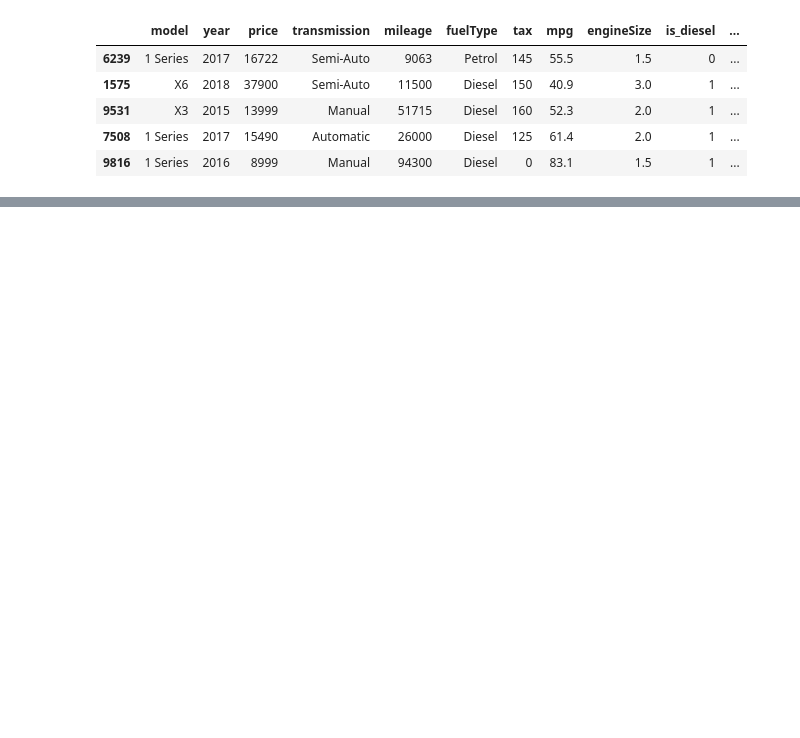
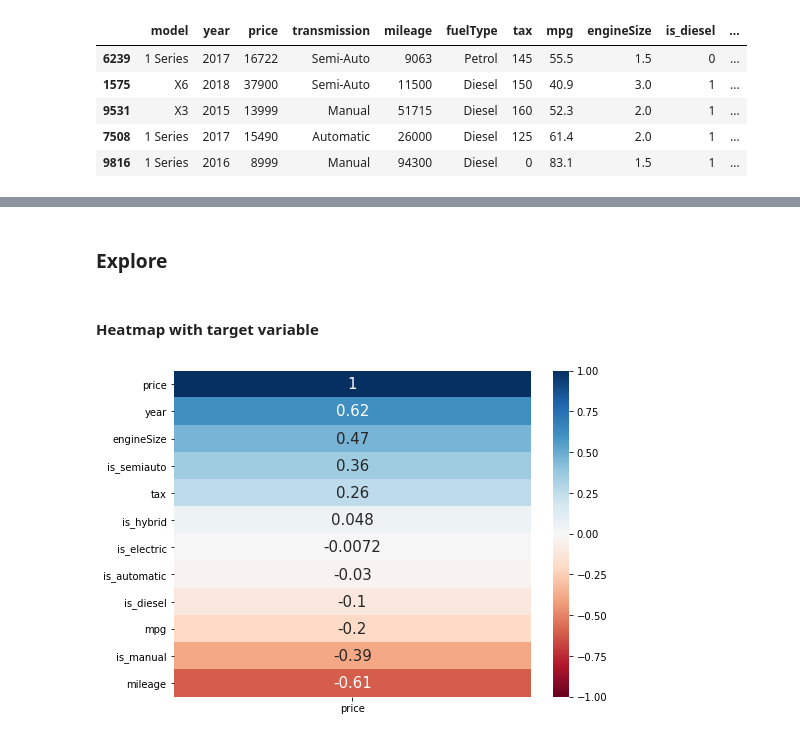
Before and after one commit to ForrestMccrosky/Predicting_bmw_prices, a Jupyter notebook: bmw_rough_draft.ipynb, the cells around one changed output, grey strips where cells are left out. Drawn from its saved outputs; the diff is of its cells as text; code cells hidden in the pictures; blank space fills up the shorter version.

Commit message:
adding some explore

```diff
--- a/bmw_rough_draft.ipynb
+++ b/bmw_rough_draft.ipynb
@@ -364,0 +385,14 @@ train.head() ## previewing our train df
+# %% [markdown]
+### Explore
+# %% [markdown]
+#### Heatmap with target variable
+# %%
+## making a heap map to look at correlations with is_fraud for the train data set
+## helping me choose which features to use in my model
+
+plt.figure(figsize = (8,6))
+sns.heatmap(train.corr()[['price']].sort_values(by='price', ascending = False),
+            cmap = 'RdBu', vmax = 1, vmin = -1, center = 0, annot = True, annot_kws={"size": 15} )
+plt.show()
+# %% [output]
+[figure, added]
```
Also changed, not shown: parts of 11 cells of this notebook.
